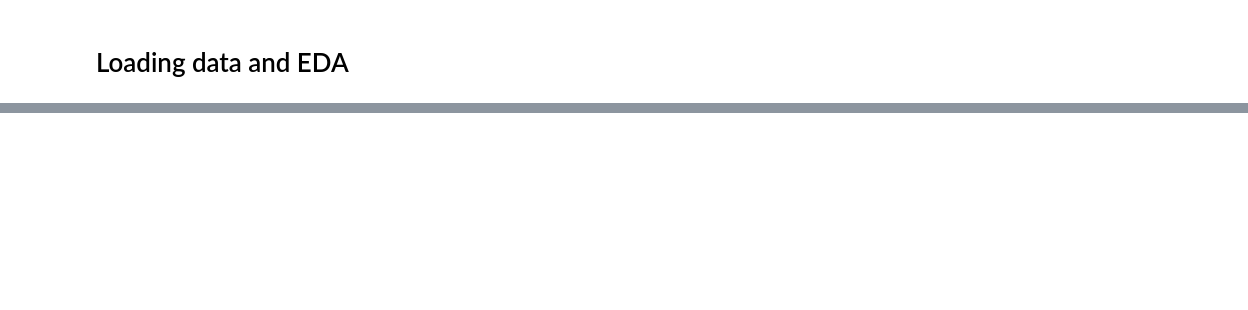
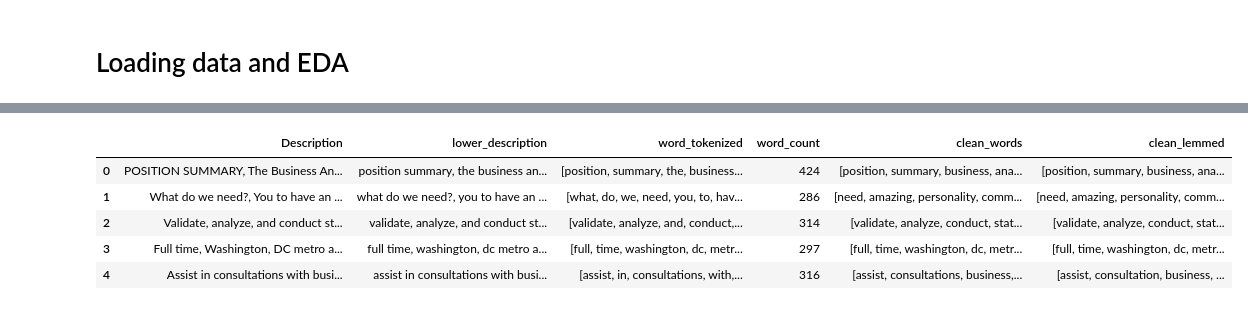
Before and after one commit to elias-soltani/skill-extract, a Jupyter notebook: test.ipynb, the cells around one changed output, grey strips where cells are left out. Drawn from its saved outputs; the diff is of its cells as text; code cells hidden in the pictures; blank space fills up the shorter version.

```diff
--- a/test.ipynb
+++ b/test.ipynb
@@ -441,0 +186,6 @@ data = test_model(nlp, data)
+# %%
+# create a temp column for lowercased description
+df_desc['lower_description'] = df_desc.Description.str.lower()
+# regexp tokenizer eliminates the punctuation for the word count and is faster than word_tokenizer
+tokenizer = RegexpTokenizer(r"\w+")
+df_desc['word_tokenized'] = df_desc.lower_description.apply(lambda row: tokenizer.tokenize(row))
@@ -441,0 +201,6 @@ data = test_model(nlp, data)
+# %%
+# obtains a word count for each individual job description
+df_desc['word_count'] = df_desc.word_tokenized.str.len()
+plt.figure(figsize = (12,5))
+sns.displot(df_desc['word_count'])
+plt.title('Word Count Distribution', size = 25);
@@ -563,0 +232,7 @@ doc_bin.to_disk("./train.spacy")
+# %%
+def stopword_removal(text):
+    stop_words = set(stopwords.words('english'))
+    cleaned = [word for word in text if word not in stop_words]
+    return cleaned
+
+df_desc['clean_words'] = df_desc.word_tokenized.apply(stopword_removal)
@@ -563,0 +241,7 @@ doc_bin.to_disk("./train.spacy")
+# %%
+def lemming(text):
+    lemmatizer = WordNetLemmatizer()
+    lemmed = [lemmatizer.lemmatize(word) for word in text]
+    return lemmed
+
+df_desc['clean_lemmed'] = df_desc.clean_words.apply(lemming)
@@ -563,0 +263,9 @@ doc_bin.to_disk("./train.spacy")
+# %%
+df_desc.head()
+# %% [output]
+|  | Description | lower_description | word_tokenized | word_count | clean_words | clean_lemmed |
+| 0 | POSITION SUMMARY, The Business An... | position summary, the business an... | [position, summary, the, business... | 424 | [position, summary, business, ana... | [position, summary, business, ana... |
+| 1 | What do we need?, You to have an ... | what do we need?, you to have an ... | [what, do, we, need, you, to, hav... | 286 | [need, amazing, personality, comm... | [need, amazing, personality, comm... |
+| 2 | Validate, analyze, and conduct st... | validate, analyze, and conduct st... | [validate, analyze, and, conduct,... | 314 | [validate, analyze, conduct, stat... | [validate, analyze, conduct, stat... |
+| 3 | Full time, Washington, DC metro a... | full time, washington, dc metro a... | [full, time, washington, dc, metr... | 297 | [full, time, washington, dc, metr... | [full, time, washington, dc, metr... |
+| 4 | Assist in consultations with busi... | assist in consultations with busi... | [assist, in, consultations, with,... | 316 | [assist, consultations, business,... | [assist, consultation, business, ... |
```
Also changed, not shown: parts of 75 cells of this notebook, 41 other files.
